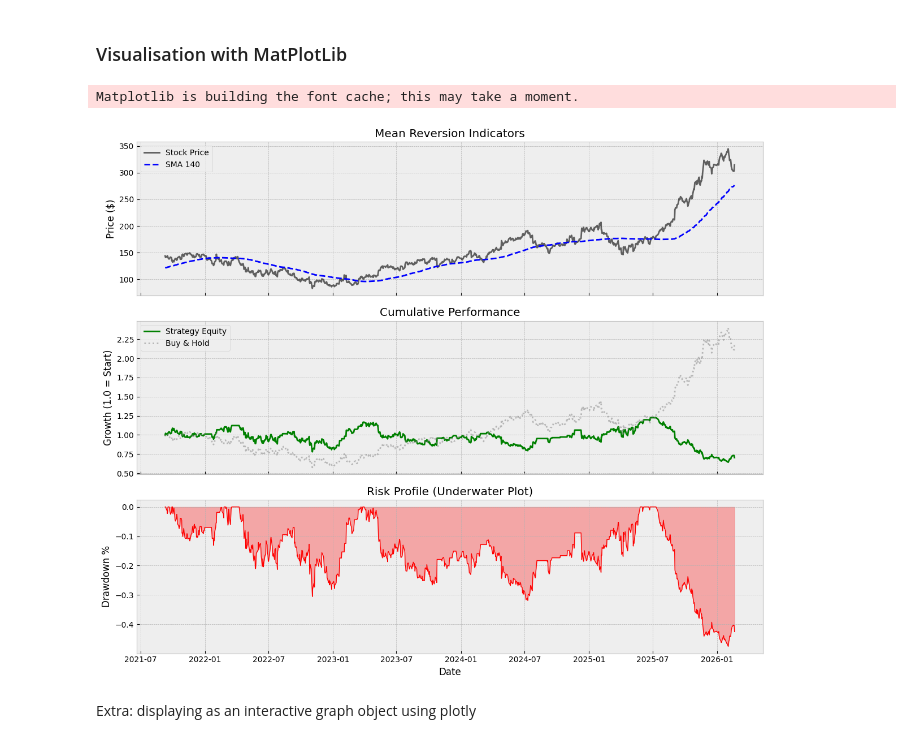
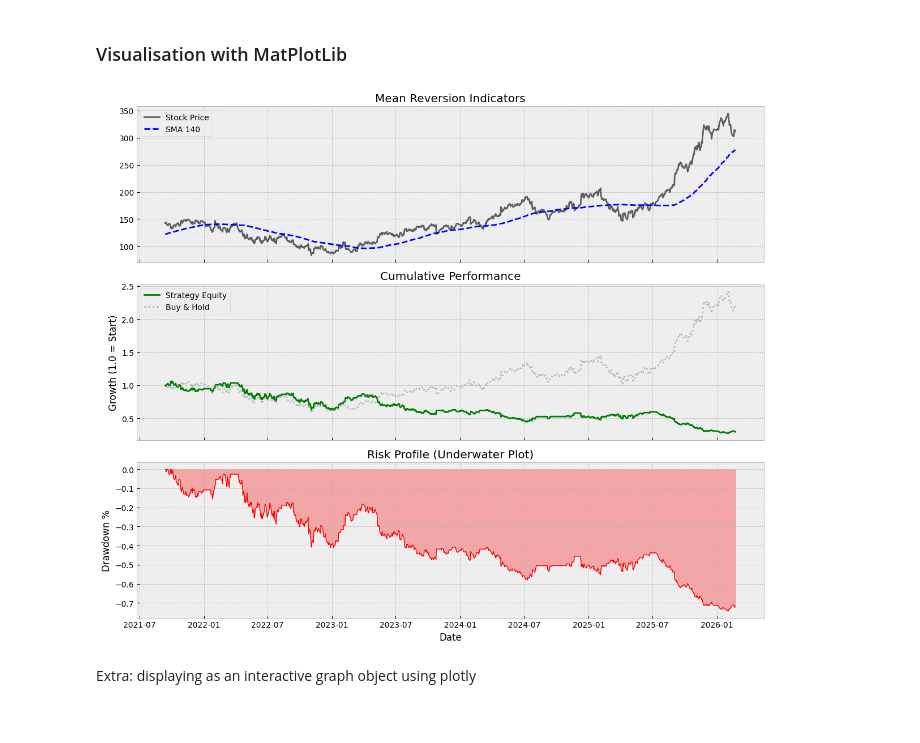
Before and after one commit to pearchew/learning_project, a Jupyter notebook: workbook.ipynb, the cells around one changed output. Cells and saved outputs as stored; diff of their text form; code cells hidden in the pictures.

```diff
--- a/workbook.ipynb
+++ b/workbook.ipynb
@@ -60,12 +60,16 @@ google_five_year_history['Z Score'] = (google_five_year_history['Close'] - googl
 # Strategy: Long (+1) if Z < -1 (Oversold), Short (-1) if Z > 1 (Overbought), else Flat (0)
 google_five_year_history['Position'] = np.where(google_five_year_history['Z Score'] < -0.1, 1,
                  np.where(google_five_year_history['Z Score'] > 0.1, -1, 0))
+# %%
+# Transaction Costs
+transaction_cost = 0.001
+google_five_year_history['Trades'] = google_five_year_history['Position'].abs().shift(1)
 # %% [markdown]
 ### Establishing baseline returns and returns from strategy
 We then look back at whether this strategy performed well, comparing to if we just held the asset over the 5 year peeriod that we are testing over
 # %%
 # Look-ahead Bias Prevention: We must shift the position down by 1 day (We make the decision Today based on Today's close, so we earn returns Tomorrow)
-google_five_year_history['Strategy_Ret'] = google_five_year_history['Position'].shift(1) * google_five_year_history['Log_Ret']
+google_five_year_history['Strategy_Ret'] = google_five_year_history['Position'].shift(1) * google_five_year_history['Log_Ret'] - google_five_year_history['Trades']*transaction_cost
 
 # Cumulative Returns (Equity Curve)
 google_five_year_history['Cum_Ret'] = google_five_year_history['Strategy_Ret'].cumsum().apply(np.exp)
@@ -110,36 +114,34 @@ plt.style.use('bmh')
 fig, (ax1, ax2, ax3) = plt.subplots(3, 1, figsize=(12, 10), sharex=True)
 
 # --- CHART 1: Price vs. Moving Average ---
 ax1.plot(clean_df.index, clean_df['Close'], label='Stock Price', color='black', alpha=0.6)
 ax1.plot(clean_df.index, clean_df['SMA'], label=f'SMA {window}', color='blue', linestyle='--')
-ax1.set_ylabel('Price ($)')
 ax1.set_title('Mean Reversion Indicators')
 ax1.legend(loc='upper left')
 
 # --- CHART 2: Strategy vs. Buy & Hold (Performance) ---
 # Calculate Buy & Hold returns for comparison
 buy_and_hold = clean_df['Close'] / clean_df['Close'].iloc[0]
 
 ax2.plot(clean_df.index, clean_df['Cum_Ret'], label='Strategy Equity', color='green', linewidth=2)
 ax2.plot(clean_df.index, buy_and_hold, label='Buy & Hold', color='gray', linestyle=':', alpha=0.5)
 ax2.set_ylabel('Growth (1.0 = Start)')
 ax2.set_title('Cumulative Performance')
 ax2.legend(loc='upper left')
 
 # --- CHART 3: Drawdown (The "Underwater" Plot) ---
 ax3.plot(clean_df.index, clean_df['Drawdown'], color='red', linewidth=1)
 # Fill the area to emphasize the "pain"
 ax3.fill_between(clean_df.index, clean_df['Drawdown'], 0, color='red', alpha=0.3)
 ax3.set_ylabel('Drawdown %')
 ax3.set_title('Risk Profile (Underwater Plot)')
 ax3.set_xlabel('Date')
 
 # Formatting to prevent label overlap
 plt.tight_layout()
 plt.show()
 # %% [output]
-Matplotlib is building the font cache; this may take a moment.
-[figure, old version]
+[figure, new version]
 # %% [markdown]
 Extra: displaying as an interactive graph object using plotly
 # %%
```
Also changed, not shown: parts of 2 cells of this notebook.
